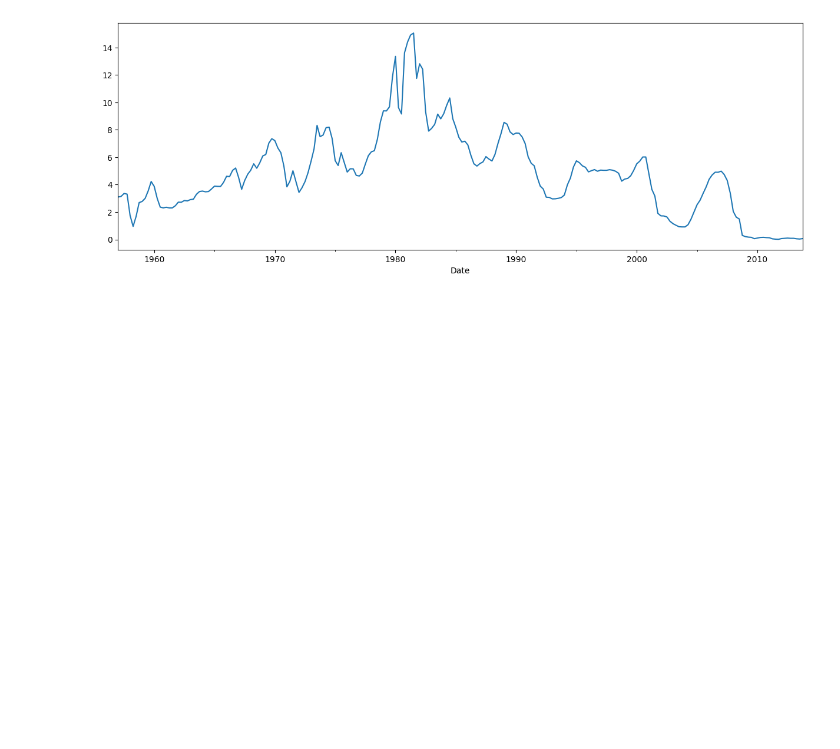
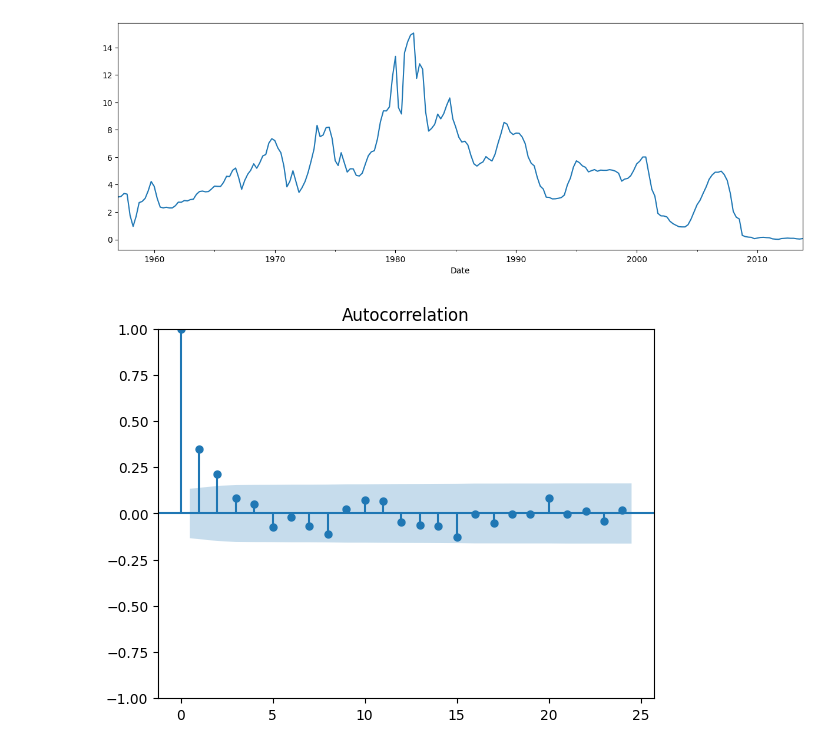
Before and after one commit to yeesem/Time-Series-Data-Analysis, a Jupyter notebook: VARMA_Econometrics.ipynb, the cells around one changed output. Saved outputs shown, nothing was run; the diff lists cells and outputs as text; code cells hidden in the pictures; blank space fills up the shorter version.

```diff
--- a/VARMA_Econometrics.ipynb
+++ b/VARMA_Econometrics.ipynb
@@ -116,0 +122,4 @@ test[cols] = scaler.transform(test)
+# %%
+plot_acf(train['GDPGrowth']);
+# %% [output]
+[figure, added]
```
Also changed, not shown: parts of 17 cells of this notebook.
